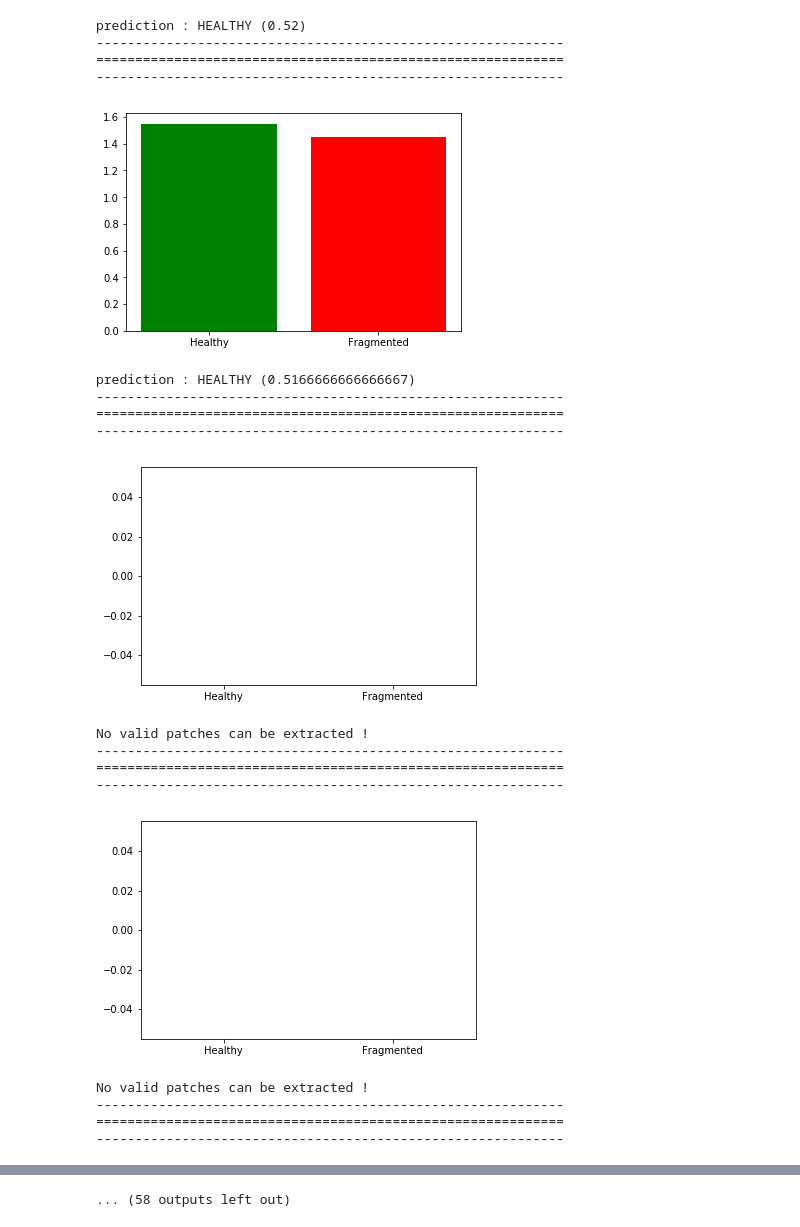
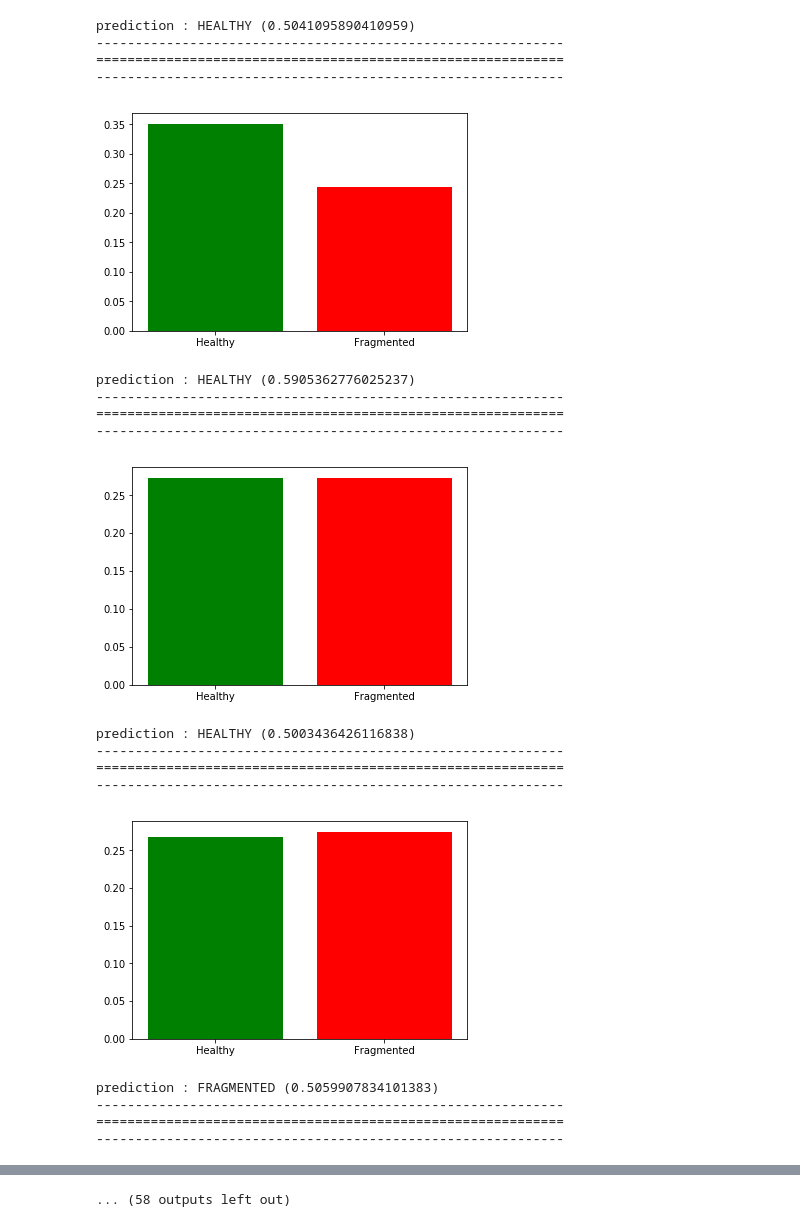
Before and after one commit to serichard1/Biosciences, a Jupyter notebook: predictionsScript.ipynb, the cells around one changed output, grey strips where cells are left out. Drawn from its saved outputs; the diff is of its cells as text; code cells hidden in the pictures.

```diff
--- a/predictionsScript.ipynb
+++ b/predictionsScript.ipynb
@@ -143,13 +143,14 @@ def predictOne_consistent(path,img_name,size,number_patches,threshold,repeats):
         healthy += healthy_list
         fragmented += fragmented_list
 
-    # size de ces listes = nbr de patchs ayant été prédit dans chaque classe
-    frag_l = len(fragmented)
-    health_l = len(healthy)
-    # somme des confiances
-    frag_l = sum(fragmented)
-    health_l = sum(healthy)
+    # moyenne des confiances
+    frag_l = sum(fragmented)/max(1,len(fragmented))
+    health_l = sum(healthy)/max(1,len(healthy))
+    frag_l *= 0.375
 
+    if health_l == 0 and frag_l == 0 :
+        print("No valid patches can be extracted !")
+        return 2
 
     # création d'un histogramme
     x = np.array(["Healthy", "Fragmented"])
@@ -172,13 +173,11 @@ def predictOne_consistent(path,img_name,size,number_patches,threshold,repeats):
     # donc si il y a une proportion de patchs ayant été prédit healthy au moins aussi importante qu'un 1/3
     # des patchs fragmented, l'image est considérée comme appartenant à un tissu sain.
     #if health_l > 0.30*frag_l:
-    if health_l == 0 and frag_l == 0 :
-        print("No valid patches can be extracted !")
-        return 2
+
     if health_l > frag_l:
-        print("prediction : HEALTHY (%s)"%(sum (healthy)/len(healthy)))
+        print("prediction : HEALTHY (%s)"%(health_l/(health_l+frag_l)))
         return 1
-    print("prediction : FRAGMENTED (%s)" %(sum (fragmented)/len(fragmented)))
+    print("prediction : FRAGMENTED (%s)" %(frag_l/(health_l+frag_l)))
     return 0
 # %%
 def predictMultiples(path,size,number_patches,threshold,repeats):
@@ -209,7 +208,7 @@ def predictMultiples(path,size,number_patches,threshold,repeats):
 path = "./Data/Images-Cytation/Experiment2_201120/Bad"
 size = 50
 number_patches = 1000
-threshold = 3000
+threshold = 0
 repeats = 10
 
 predictMultiples(path,size,number_patches,threshold,repeats)
@@ -223,19 +222,19 @@ No valid patches can be extracted !
-prediction : HEALTHY (0.52)
+prediction : HEALTHY (0.5041095890410959)
 ------------------------------------------------------------
 ============================================================
 ------------------------------------------------------------
-[figure, old version]
+[figure, new version]
-prediction : HEALTHY (0.5166666666666667)
+prediction : HEALTHY (0.5905362776025237)
 ------------------------------------------------------------
 ============================================================
 ------------------------------------------------------------
-[figure, old version]
+[figure, new version]
-No valid patches can be extracted !
+prediction : HEALTHY (0.5003436426116838)
 ------------------------------------------------------------
 ============================================================
 ------------------------------------------------------------
-[figure, old version]
+[figure, new version]
-No valid patches can be extracted !
+prediction : FRAGMENTED (0.5059907834101383)
 ------------------------------------------------------------
 ============================================================
 ------------------------------------------------------------
```
Also changed, not shown: parts of 1 cell of this notebook, 12 other files.
